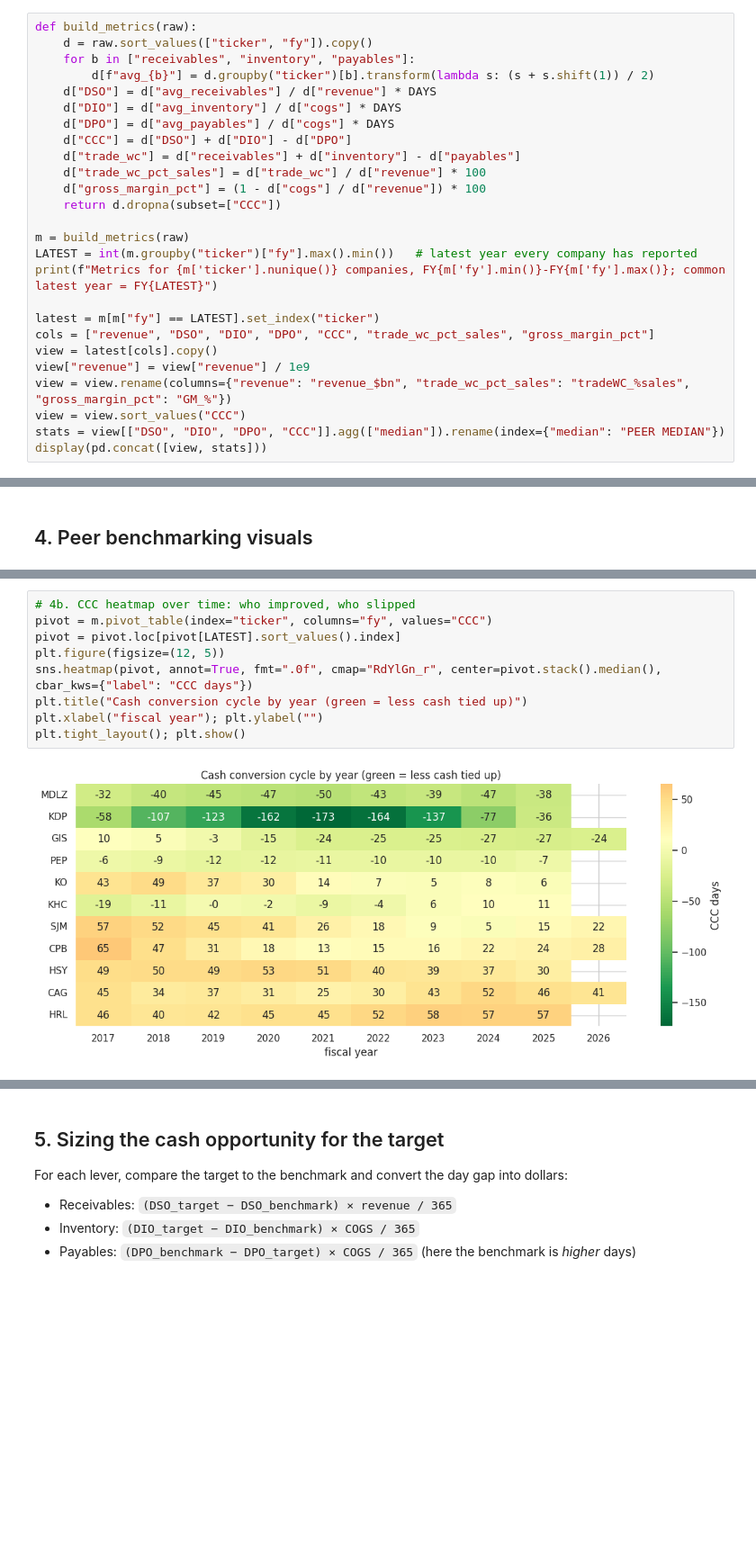
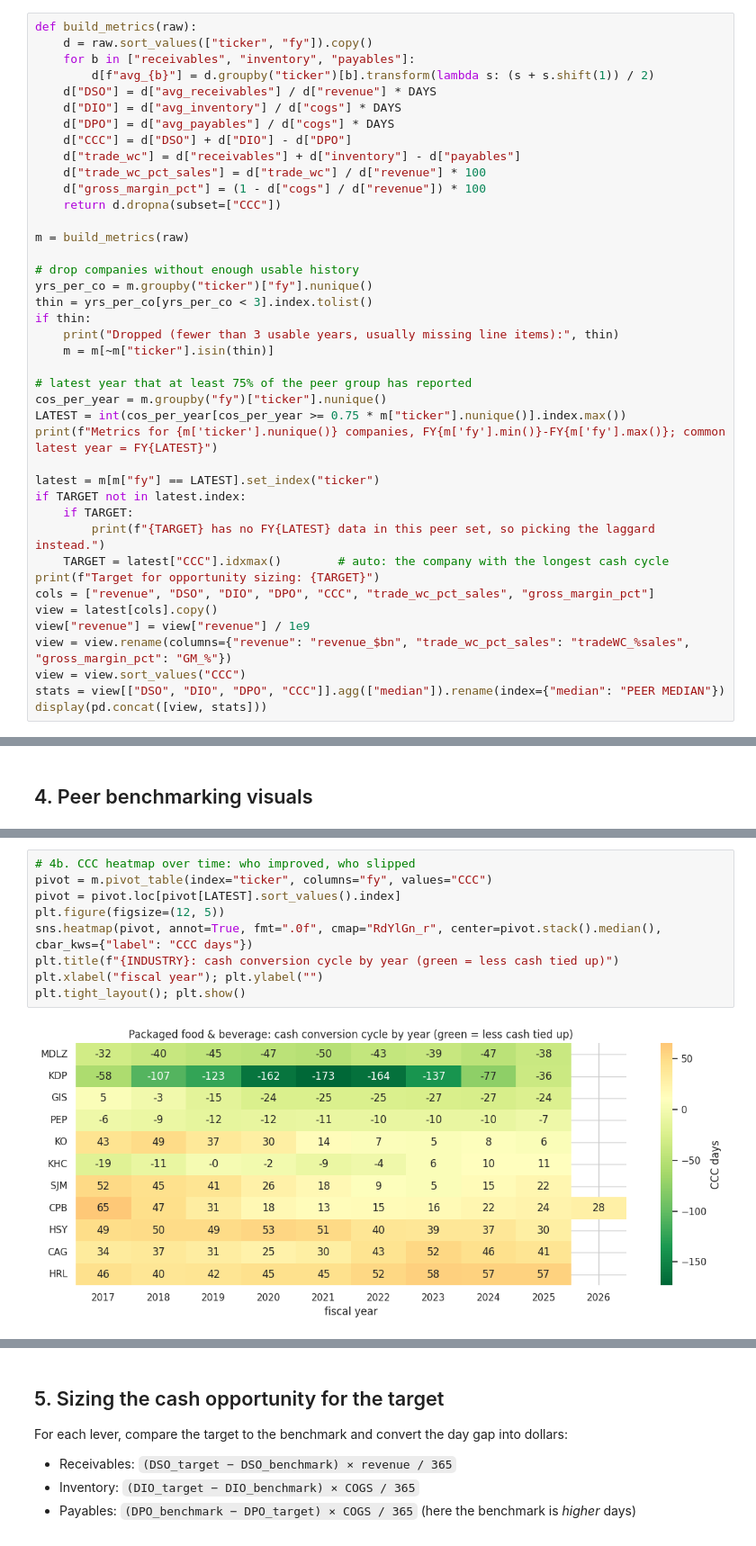
Before and after one commit to riyagupta2455/working-capital-benchmark, a Jupyter notebook: working_capital_benchmark.ipynb, the cells around one changed output, grey strips where cells are left out. Shown at 90% size. Saved outputs shown, nothing was run; the diff lists cells and outputs as text; blank space fills up the shorter version.

Commit message:
Make notebook work for any industry: presets, custom tickers, auto target

```diff
--- a/working_capital_benchmark.ipynb
+++ b/working_capital_benchmark.ipynb
@@ -225,10 +295,25 @@ def build_metrics(raw):
     return d.dropna(subset=["CCC"])
 
 m = build_metrics(raw)
-LATEST = int(m.groupby("ticker")["fy"].max().min())   # latest year every company has reported
+
+# drop companies without enough usable history
+yrs_per_co = m.groupby("ticker")["fy"].nunique()
+thin = yrs_per_co[yrs_per_co < 3].index.tolist()
+if thin:
+    print("Dropped (fewer than 3 usable years, usually missing line items):", thin)
+    m = m[~m["ticker"].isin(thin)]
+
+# latest year that at least 75% of the peer group has reported
+cos_per_year = m.groupby("fy")["ticker"].nunique()
+LATEST = int(cos_per_year[cos_per_year >= 0.75 * m["ticker"].nunique()].index.max())
 print(f"Metrics for {m['ticker'].nunique()} companies, FY{m['fy'].min()}-FY{m['fy'].max()}; common latest year = FY{LATEST}")
 
 latest = m[m["fy"] == LATEST].set_index("ticker")
+if TARGET not in latest.index:
+    if TARGET:
+        print(f"{TARGET} has no FY{LATEST} data in this peer set, so picking the laggard instead.")
+    TARGET = latest["CCC"].idxmax()        # auto: the company with the longest cash cycle
+print(f"Target for opportunity sizing: {TARGET}")
 cols = ["revenue", "DSO", "DIO", "DPO", "CCC", "trade_wc_pct_sales", "gross_margin_pct"]
 view = latest[cols].copy()
 view["revenue"] = view["revenue"] / 1e9
@@ -270,14 +356,14 @@ plt.tight_layout(); plt.show()
 # %%
 # 4b. CCC heatmap over time: who improved, who slipped
 pivot = m.pivot_table(index="ticker", columns="fy", values="CCC")
 pivot = pivot.loc[pivot[LATEST].sort_values().index]
 plt.figure(figsize=(12, 5))
 sns.heatmap(pivot, annot=True, fmt=".0f", cmap="RdYlGn_r", center=pivot.stack().median(), cbar_kws={"label": "CCC days"})
-plt.title("Cash conversion cycle by year (green = less cash tied up)")
+plt.title(f"{INDUSTRY}: cash conversion cycle by year (green = less cash tied up)")
 plt.xlabel("fiscal year"); plt.ylabel("")
 plt.tight_layout(); plt.show()
 # %% [output]
-[figure, old version]
+[figure, new version]
 # %%
 # 4c. Target vs peer median and interquartile band, each component
 fig, axes = plt.subplots(1, 4, figsize=(16, 4), sharex=True)
```
Also changed, not shown: parts of 18 cells of this notebook.
